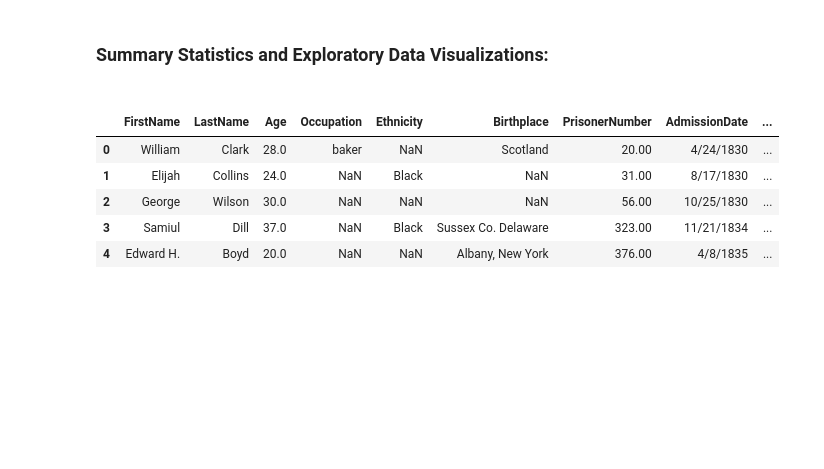
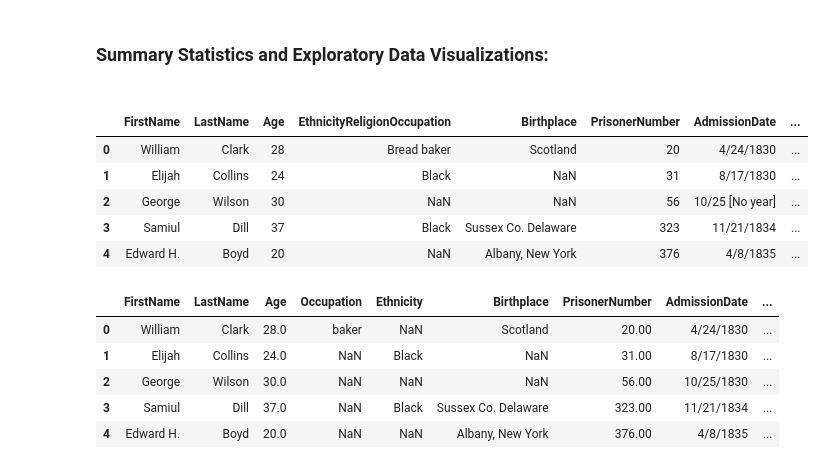
Before and after one commit to jackwitherspoon/DH140FinalProject, a Jupyter notebook: _notebooks/2022-03-14-DH140Final.ipynb, the cells around one changed output. Cells and saved outputs as stored; diff of their text form; code cells hidden in the pictures; blank space fills up the shorter version.

```diff
--- a/_notebooks/2022-03-14-DH140Final.ipynb
+++ b/_notebooks/2022-03-14-DH140Final.ipynb
@@ -54,4 +52,17 @@ from sklearn.preprocessing import scale
 import statsmodels.api as sm
 import statsmodels.formula.api as smf
 from statsmodels.formula.api import ols
+# %%
+#Raw Data
+
+rawdata = pd.read_csv('Eastern_State_Admission_Book_A.csv')
+
+rawdata.head()
+# %% [output]
+|  | FirstName | LastName | Age | EthnicityReligionOccupation | Birthplace | PrisonerNumber | AdmissionDate | ... |
+| 0 | William | Clark | 28 | Bread baker | Scotland | 20 | 4/24/1830 | ... |
+| 1 | Elijah | Collins | 24 | Black | NaN | 31 | 8/17/1830 | ... |
+| 2 | George | Wilson | 30 | NaN | NaN | 56 | 10/25 [No year] | ... |
+| 3 | Samiul | Dill | 37 | Black | Sussex Co. Delaware | 323 | 11/21/1834 | ... |
+| 4 | Edward H. | Boyd | 20 | NaN | Albany, New York | 376 | 4/8/1835 | ... |
 # %%
```
Also changed, not shown: parts of 9 cells of this notebook.
